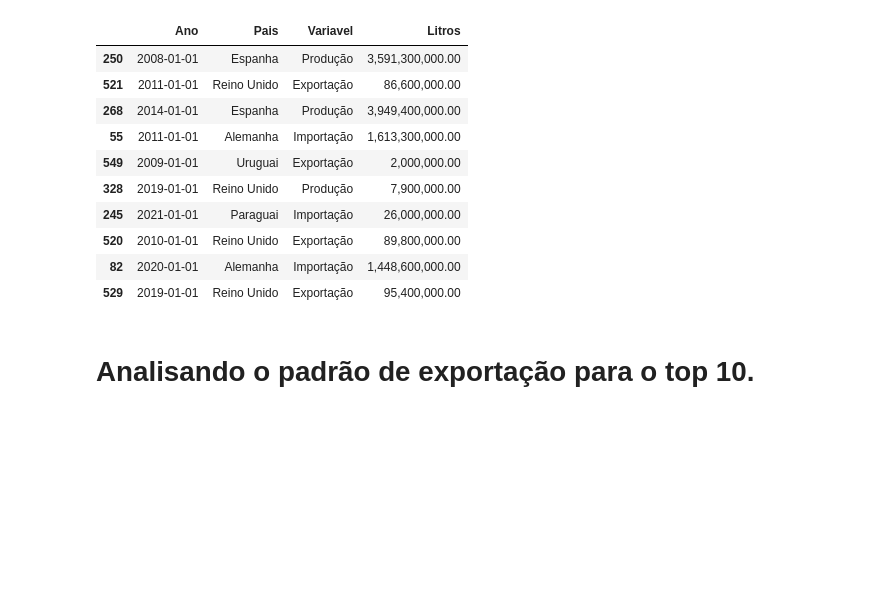
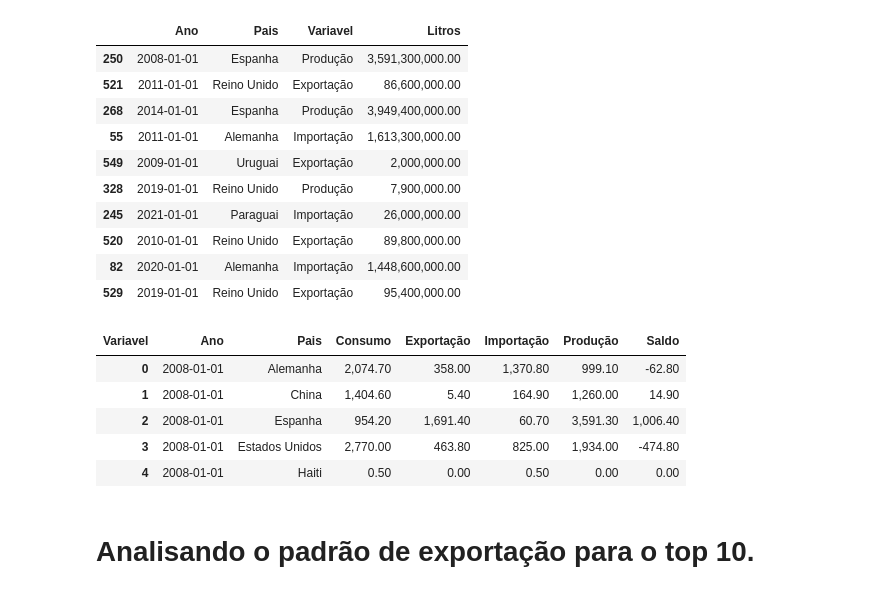
Before and after one commit to alexandre-guerra/Exportacao, a Jupyter notebook: AnaliseExportacao.ipynb, the cells around one changed output. Drawn from its saved outputs; the diff is of its cells as text; code cells hidden in the pictures; blank space fills up the shorter version.

```diff
--- a/AnaliseExportacao.ipynb
+++ b/AnaliseExportacao.ipynb
@@ -295,0 +279,16 @@ for fig in figs:
+# %%
+df_pivot = df_dados_top10.pivot_table(index=['Ano', 'Pais'], columns='Variavel', values='Litros', aggfunc='sum').reset_index()
+df_pivot.fillna(0, inplace=True)
+df_pivot['Produção'] = df_pivot['Produção'] / 1000000
+df_pivot['Exportação'] = df_pivot['Exportação'] / 1000000
+df_pivot['Importação'] = df_pivot['Importação'] / 1000000
+df_pivot['Consumo'] = df_pivot['Consumo'] / 1000000
+df_pivot['Saldo'] =  df_pivot['Produção'] + df_pivot['Importação'] - df_pivot['Exportação'] - df_pivot['Consumo']
+df_pivot.head()
+# %% [output]
+| Variavel | Ano | Pais | Consumo | Exportação | Importação | Produção | Saldo |
+| 0 | 2008-01-01 | Alemanha | 2,074.70 | 358.00 | 1,370.80 | 999.10 | -62.80 |
+| 1 | 2008-01-01 | China | 1,404.60 | 5.40 | 164.90 | 1,260.00 | 14.90 |
+| 2 | 2008-01-01 | Espanha | 954.20 | 1,691.40 | 60.70 | 3,591.30 | 1,006.40 |
+| 3 | 2008-01-01 | Estados Unidos | 2,770.00 | 463.80 | 825.00 | 1,934.00 | -474.80 |
+| 4 | 2008-01-01 | Haiti | 0.50 | 0.00 | 0.50 | 0.00 | 0.00 |
```
Also changed, not shown: parts of 3 cells of this notebook, 1 other file.
